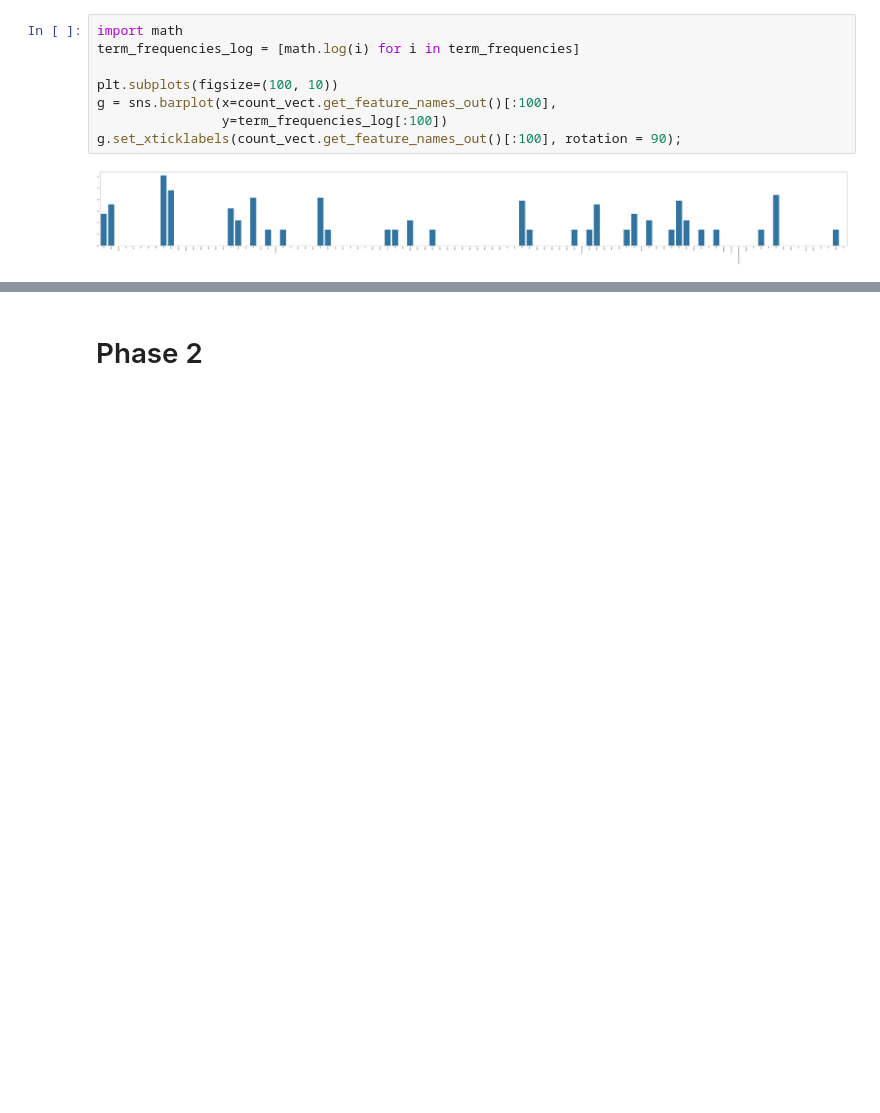
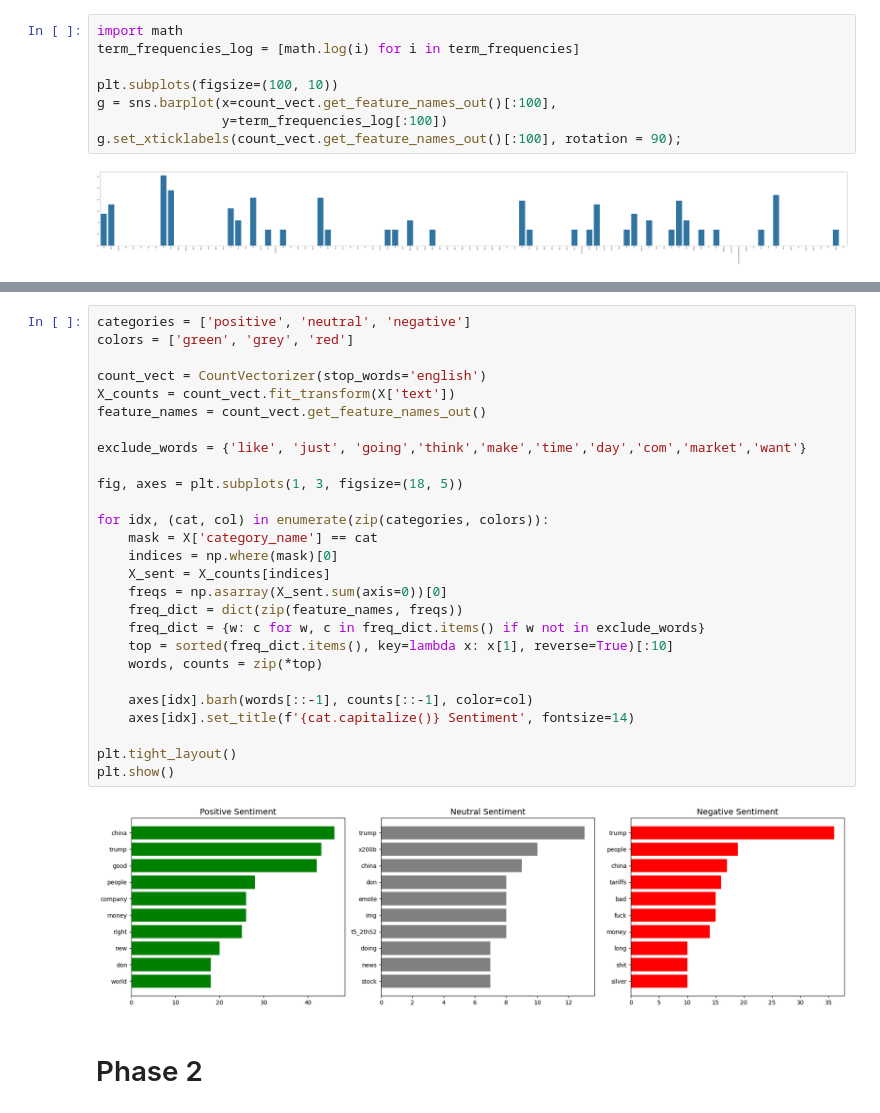
Before and after one commit to Althea80/DM2025-Lab1-Exercise, a Jupyter notebook: DM2025-Lab1-Homework.ipynb, the cells around one changed output, grey strips where cells are left out. Cells and saved outputs as stored; diff of their text form; blank space fills up the shorter version.

```diff
--- a/DM2025-Lab1-Homework.ipynb
+++ b/DM2025-Lab1-Homework.ipynb
@@ -633,3 +592,32 @@ ModuleNotFoundError: No module named 'wordcloud'
+# %%
+categories = ['positive', 'neutral', 'negative']
+colors = ['green', 'grey', 'red']
+
+count_vect = CountVectorizer(stop_words='english')
+X_counts = count_vect.fit_transform(X['text'])
+feature_names = count_vect.get_feature_names_out()
+
+exclude_words = {'like', 'just', 'going','think','make','time','day','com','market','want'}
+
+fig, axes = plt.subplots(1, 3, figsize=(18, 5))
+
+for idx, (cat, col) in enumerate(zip(categories, colors)):
+    mask = X['category_name'] == cat
+    indices = np.where(mask)[0]
+    X_sent = X_counts[indices]
+    freqs = np.asarray(X_sent.sum(axis=0))[0]
+    freq_dict = dict(zip(feature_names, freqs))
+    freq_dict = {w: c for w, c in freq_dict.items() if w not in exclude_words}
+    top = sorted(freq_dict.items(), key=lambda x: x[1], reverse=True)[:10]
+    words, counts = zip(*top)
+
+    axes[idx].barh(words[::-1], counts[::-1], color=col)
+    axes[idx].set_title(f'{cat.capitalize()} Sentiment', fontsize=14)
+
+plt.tight_layout()
+plt.show()
+# %% [output]
+[figure, added]
 # %% [markdown]
 # Phase 2
 # %%
```
Also changed, not shown: parts of 8 cells of this notebook.
